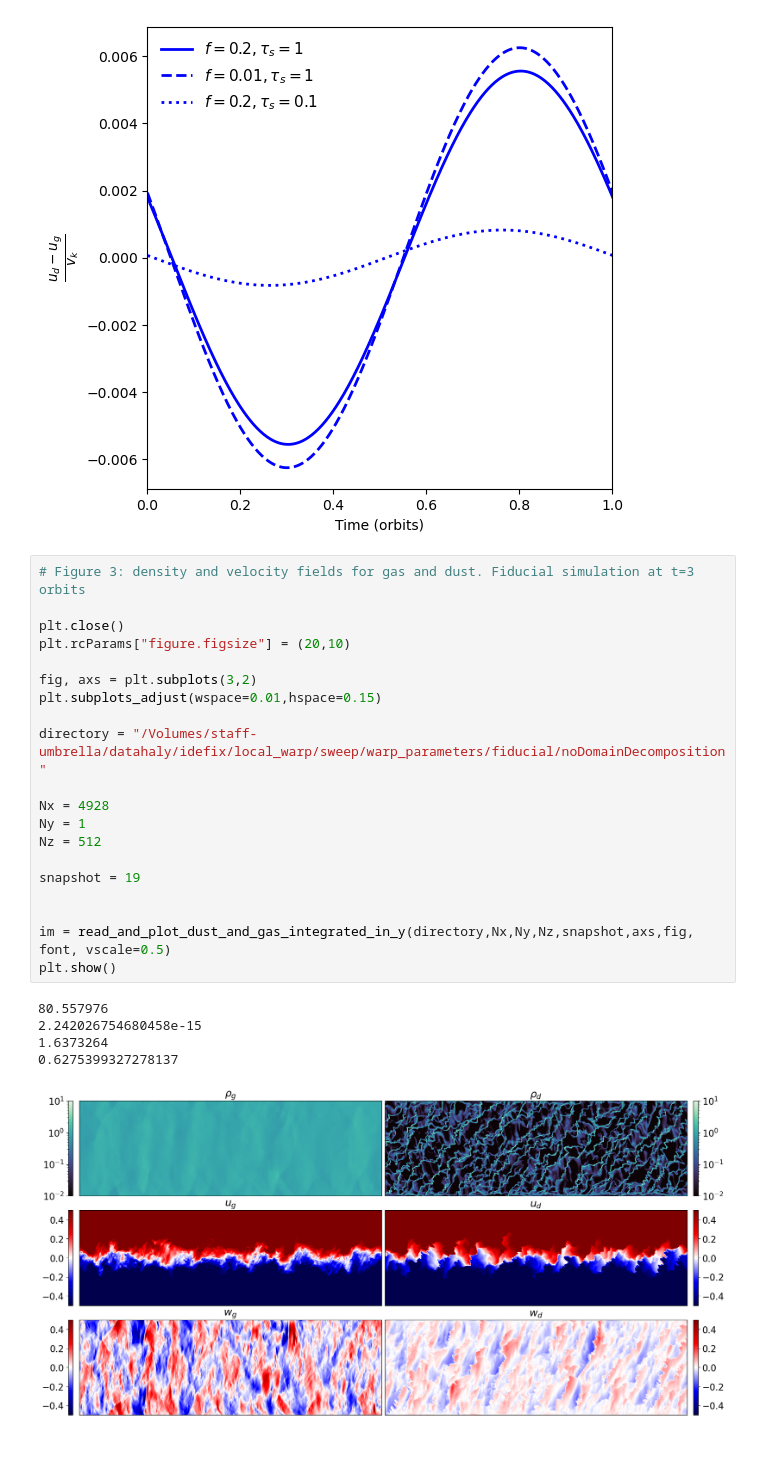
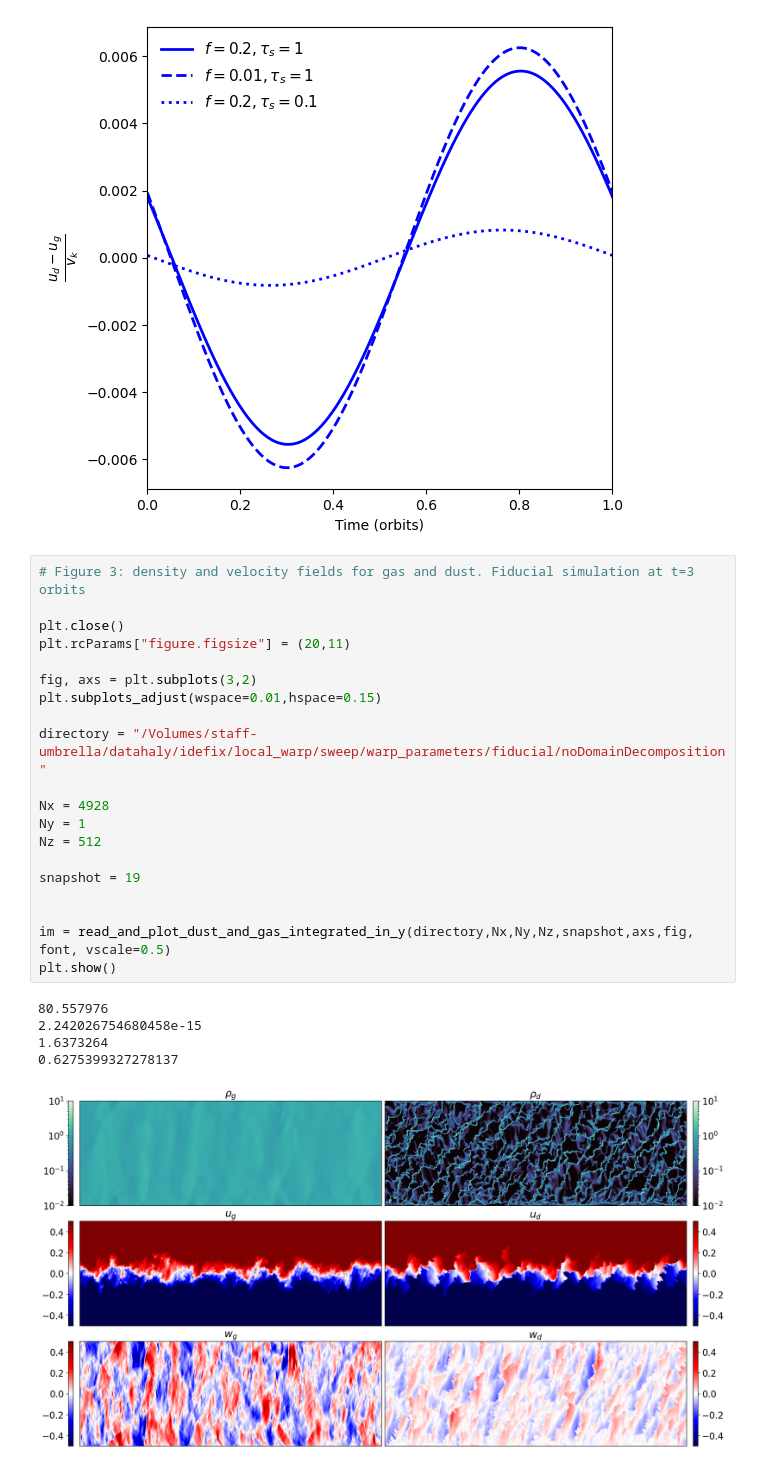
Before and after one commit to Hossam-Aly/local_dusty_warps, a Jupyter notebook: scripts/figures.ipynb, the cells around one changed output. Saved outputs shown, nothing was run; the diff lists cells and outputs as text.

Commit message:
updated scripts and figures

```diff
--- a/scripts/figures.ipynb
+++ b/scripts/figures.ipynb
@@ -198,29 +223,29 @@ ax.set_xlim(0,1)
 # %%
 # Figure 3: density and velocity fields for gas and dust. Fiducial simulation at t=3 orbits
 
 plt.close()
-plt.rcParams["figure.figsize"] = (20,10)
+plt.rcParams["figure.figsize"] = (20,11)
 
 fig, axs = plt.subplots(3,2)
 plt.subplots_adjust(wspace=0.01,hspace=0.15)
 
 directory = "/Volumes/staff-umbrella/datahaly/idefix/local_warp/sweep/warp_parameters/fiducial/noDomainDecomposition"
 
 Nx = 4928
 Ny = 1
 Nz = 512
 
 snapshot = 19
 
 
 im = read_and_plot_dust_and_gas_integrated_in_y(directory,Nx,Ny,Nz,snapshot,axs,fig, font, vscale=0.5)
 plt.show()
 # %% [output]
 80.557976
 2.242026754680458e-15
 1.6373264
 0.6275399327278137
-[figure, old version]
+[figure, new version]
 # %%
 # Figure 4: density and velocity fields for gas and dust. Fiducial simulation at t=20 orbits
 
```
Also changed, not shown: parts of 5 cells of this notebook, 7 other files.
